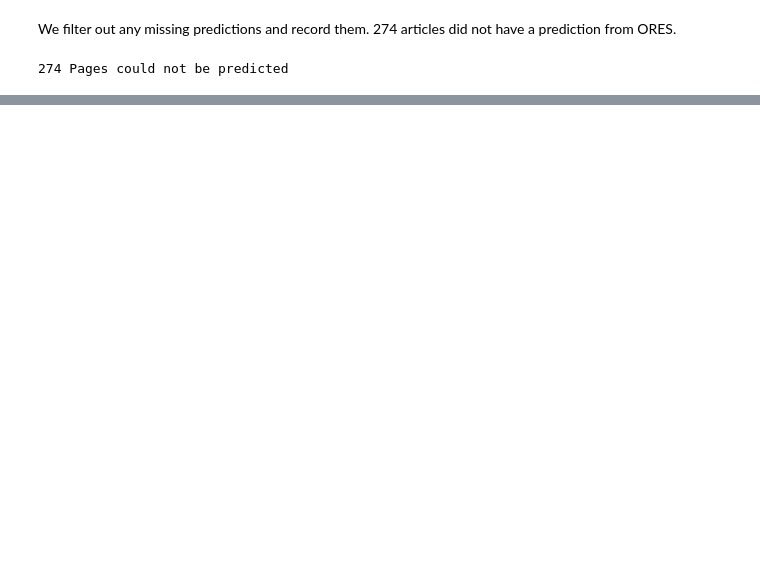
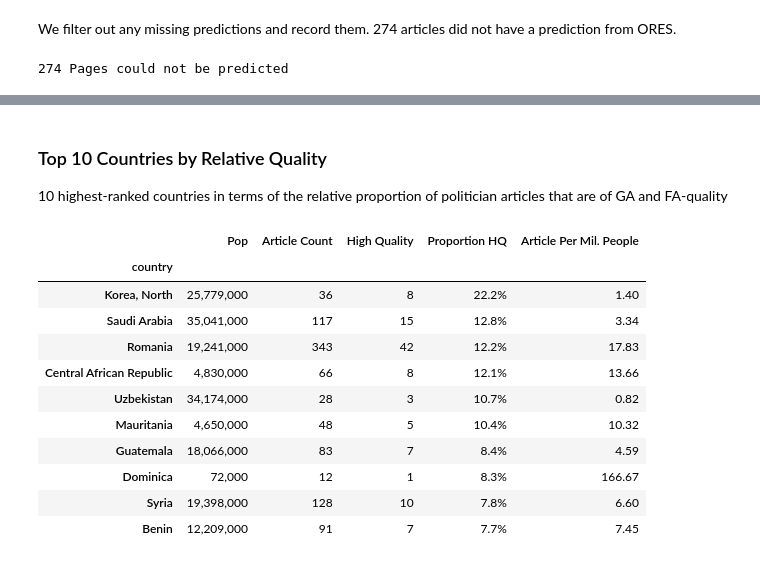
Before and after one commit to CaseCal/data-512-a2, a Jupyter notebook: hcds-a2-bias.ipynb, the cells around one changed output, grey strips where cells are left out. Drawn from its saved outputs; the diff is of its cells as text; code cells hidden in the pictures; blank space fills up the shorter version.

```diff
--- a/hcds-a2-bias.ipynb
+++ b/hcds-a2-bias.ipynb
@@ -162,0 +210,18 @@ final_data
+# %% [markdown]
+### Top 10 Countries by Relative Quality
+10 highest-ranked countries  in terms of the relative proportion of politician articles that are of GA and FA-quality
+# %%
+data_by_country.sort_values(by="Proportion HQ", ascending=False).iloc[0:10,].style.format(**style_args)
+# %% [output]
+|  | Pop | Article Count | High Quality | Proportion HQ | Article Per Mil. People |
+| country |  |  |  |  |  |
+| Korea, North | 25,779,000 | 36 | 8 | 22.2% | 1.40 |
+| Saudi Arabia | 35,041,000 | 117 | 15 | 12.8% | 3.34 |
+| Romania | 19,241,000 | 343 | 42 | 12.2% | 17.83 |
+| Central African Republic | 4,830,000 | 66 | 8 | 12.1% | 13.66 |
+| Uzbekistan | 34,174,000 | 28 | 3 | 10.7% | 0.82 |
+| Mauritania | 4,650,000 | 48 | 5 | 10.4% | 10.32 |
+| Guatemala | 18,066,000 | 83 | 7 | 8.4% | 4.59 |
+| Dominica | 72,000 | 12 | 1 | 8.3% | 166.67 |
+| Syria | 19,398,000 | 128 | 10 | 7.8% | 6.60 |
+| Benin | 12,209,000 | 91 | 7 | 7.7% | 7.45 |
```
Also changed, not shown: parts of 14 cells of this notebook, 3 other files.
